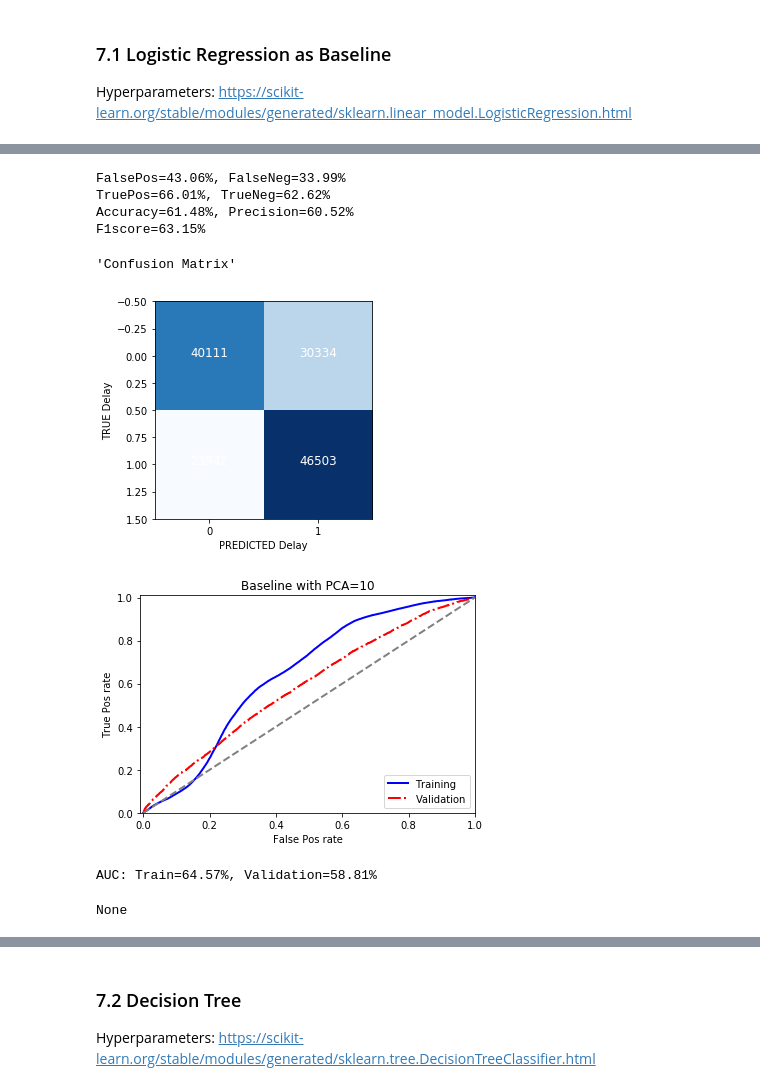
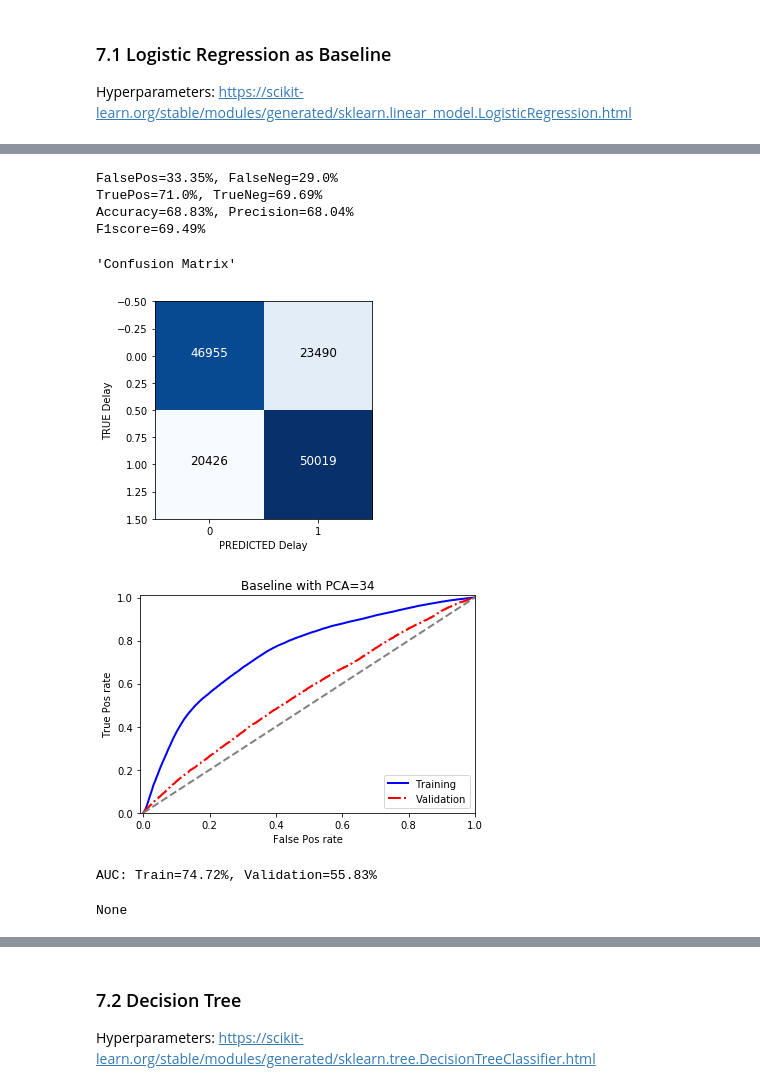
Before and after one commit to khairulomar/Flight_Delays, a Jupyter notebook: flight_delay_notebook.ipynb, the cells around one changed output, grey strips where cells are left out. Saved outputs shown, nothing was run; the diff lists cells and outputs as text; code cells hidden in the pictures.

```diff
--- a/flight_delay_notebook.ipynb
+++ b/flight_delay_notebook.ipynb
@@ -530,15 +554,15 @@ Pipeline(memory=None,
 # %%
 # Baseline: Logistic regression - evaluate with PCA
 
-n_pca=10
+n_pca=34
 baseline2 = Pipeline([('ssc', StandardScaler()),
-                      ('pca', PCA(n_components=15)),
+                      ('pca', PCA(n_components=n_pca)),
                       ('logreg', LogisticRegression(verbose=True))])
 baseline2.fit(X_train, y_train)
 y_pred_train = baseline2.predict(X_train)
 baseline2_measures = cf_measures(y_train, y_pred_train)
 
 display(cf_matrix(y_train, y_pred_train))
-display(plot_roc_auc(X_train, y_train, X_val, y_val, baseline2, 'Baseline with PCA=10'))
+display(plot_roc_auc(X_train, y_train, X_val, y_val, baseline2, f'Baseline with PCA={n_pca}'))
 # %% [output]
 [Parallel(n_jobs=1)]: Using backend SequentialBackend with 1 concurrent workers.
@@ -546,11 +570,11 @@ display(plot_roc_auc(X_train, y_train, X_val, y_val, baseline2, 'Baseline with P
-FalsePos=43.06%, FalseNeg=33.99%
-TruePos=66.01%, TrueNeg=62.62%
-Accuracy=61.48%, Precision=60.52%
-F1score=63.15%
+FalsePos=33.35%, FalseNeg=29.0%
+TruePos=71.0%, TrueNeg=69.69%
+Accuracy=68.83%, Precision=68.04%
+F1score=69.49%
 'Confusion Matrix'
-[figure, old version]
+[figure, new version]
-[figure, old version]
+[figure, new version]
-AUC: Train=64.57%, Validation=58.81%
+AUC: Train=74.72%, Validation=55.83%
 None
 # %%
 # Linear Regression parameter tuning
```
Also changed, not shown: parts of 39 cells of this notebook.
